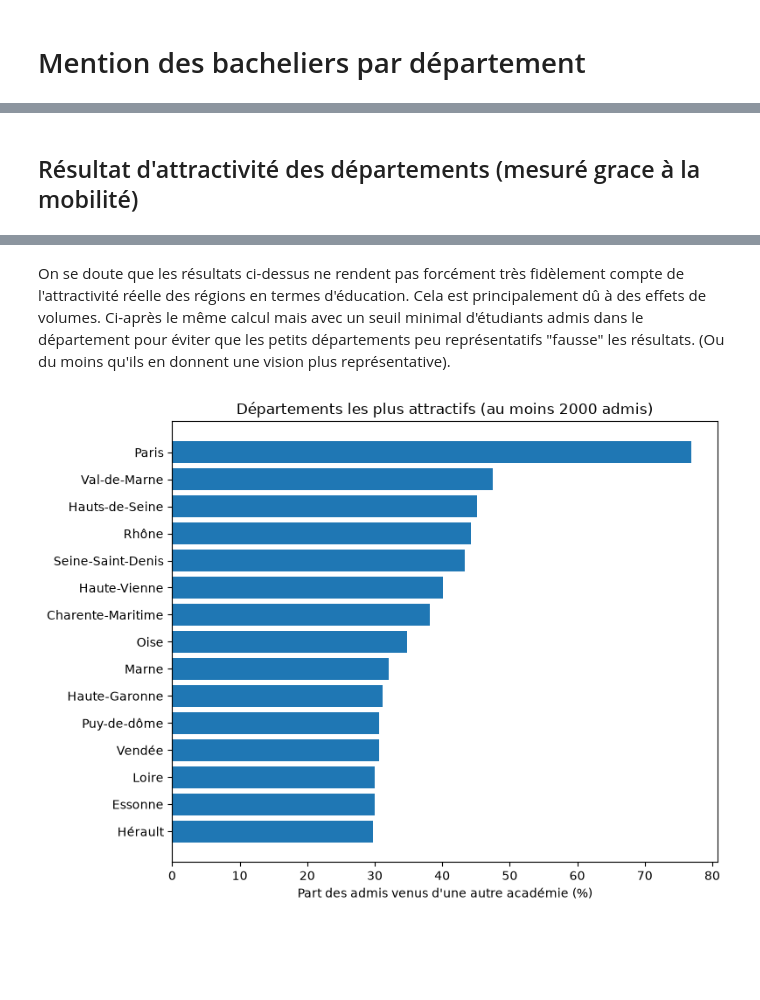
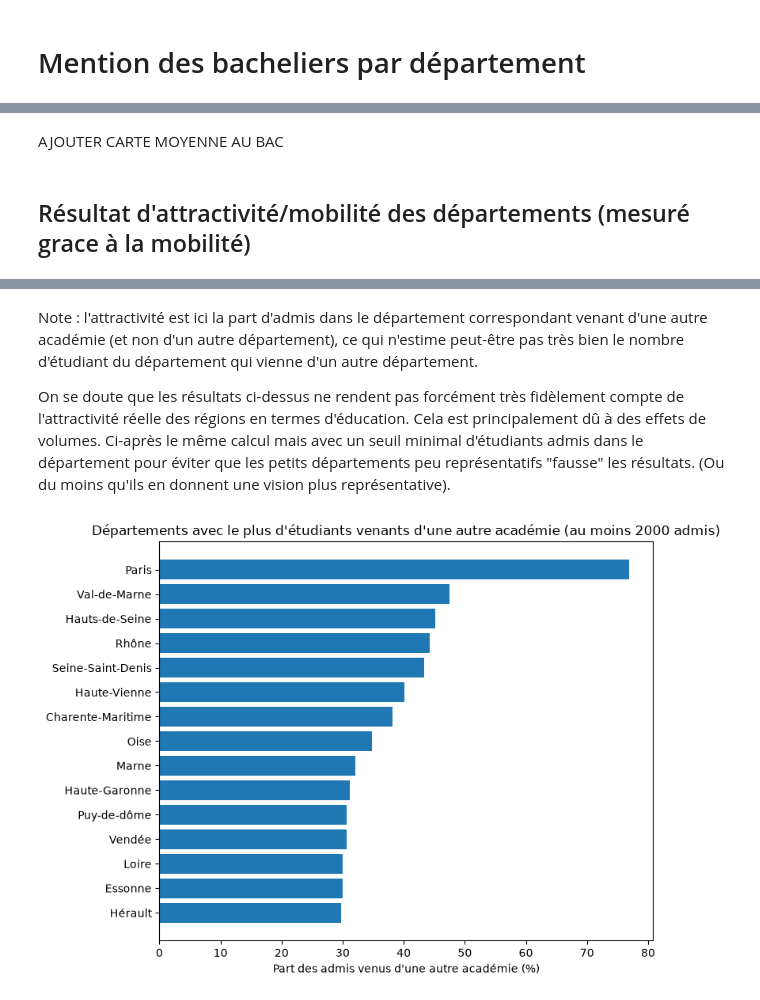
Before and after one commit to ma2nons/Projet-python, a Jupyter notebook: département/parcoursup.ipynb, the cells around one changed output, grey strips where cells are left out. Saved outputs shown, nothing was run; the diff lists cells and outputs as text; code cells hidden in the pictures; blank space fills up the shorter version.

```diff
--- a/département/parcoursup.ipynb
+++ b/département/parcoursup.ipynb
@@ -95,7 +102,6 @@ Remarque : il s'agit des données parcoursup de 2025 dans le code suivant. Il es
 # %%
 chemin = "../fr-esr-parcoursup.csv"
 parcoursup = pd.read_csv(chemin, sep=";", encoding="utf-8-sig")
-
 
 
 parcoursup = parcoursup[[
@@ -114,6 +120,9 @@ parcoursup = parcoursup[[
     'Dont % d’admis avec mention (BT)',
     'Dont % d’admis avec mention (BP)',
     'Effectif des admis néo bacheliers',
+    'Effectif des admis néo bacheliers généraux',
+    'Effectif des admis néo bacheliers technologiques',
+    'Effectif des admis néo bacheliers professionnels',
     'Dont effectif des admis néo bacheliers avec mention Assez Bien au bac',
     'Dont effectif des admis néo bacheliers avec mention Bien au bac',
     'Dont effectif des admis néo bacheliers avec mention Très Bien au bac',
@@ -182,15 +195,17 @@ parcoursup_dept.head()
 | 2 | 03 | Allier | 1327 | 508 | ... |
 | 3 | 04 | Alpes-de-Haute-Provence | 243 | 87 | ... |
 | 4 | 05 | Hautes-Alpes | 308 | 124 | ... |
+# %% [markdown]
+AJOUTER CARTE MOYENNE AU BAC
 # %% [markdown]
-## Résultat d'attractivité des départements (mesuré grace à la mobilité)
+## Résultat d'attractivité/mobilité des départements (mesuré grace à la mobilité)
 # %%
 parcoursup_dept_att = parcoursup.groupby(["Code départemental de l'établissement", "Département de l'établissement"]).agg(admis=("Effectif des admis néo bacheliers", "sum"),
 admis_meme_academie=("Dont effectif des admis issus de la même académie", "sum")).reset_index()
 
 parcoursup_dept_att["admis_venus_d_ailleurs"] = (parcoursup_dept_att["admis"] - parcoursup_dept_att["admis_meme_academie"])
-parcoursup_dept_att["attractivite (%)"] = (100 * parcoursup_dept_att["admis_venus_d_ailleurs"] / parcoursup_dept_att["admis"])
-parcoursup_dept_att = parcoursup_dept_att.sort_values("attractivite (%)", ascending=False)
+parcoursup_dept_att["attractivite/mobilité (%)"] = (100 * parcoursup_dept_att["admis_venus_d_ailleurs"] / parcoursup_dept_att["admis"])
+parcoursup_dept_att = parcoursup_dept_att.sort_values("attractivite/mobilité (%)", ascending=False)
 parcoursup_dept_att.head(15)
 # %% [output]
 |  | Code départemental de l'établisse... | Département de l'établissement | admis | admis_meme_academie | admis_venus_d_ailleurs | ... |
@@ -210,19 +225,21 @@ parcoursup_dept_att.head(15)
 | 16 | 17 | Charente-Maritime | 3084 | 1906 | 1178 | ... |
 | 90 | 90 | Territoire de Belfort | 1022 | 634 | 388 | ... |
 # %% [markdown]
+Note : l'attractivité est ici la part d'admis dans le département correspondant venant d'une autre académie (et non d'un autre département), ce qui n'estime peut-être pas très bien le nombre d'étudiant du département qui vienne d'un autre département.
+
 On se doute que les résultats ci-dessus ne rendent pas forcément très fidèlement compte de l'attractivité réelle des régions en termes d'éducation. Cela est principalement dû à des effets de volumes. Ci-après le même calcul mais avec un seuil minimal d'étudiants admis dans le département pour éviter que les petits départements peu représentatifs "fausse" les résultats. (Ou du moins qu'ils en donnent une vision plus représentative).
 # %%
 SEUIL = 2000 # donne les mêmes résultats avec 3000, 5000 et plus
 fiables = parcoursup_dept_att[parcoursup_dept_att["admis"] >= SEUIL]
 fiables = fiables.sort_values("attractivite (%)", ascending=False).head(15)
 
 top15_fiables = fiables.sort_values("attractivite (%)")
 
 plt.figure(figsize=(8, 6))
 plt.barh(top15_fiables["Département de l'établissement"],top15_fiables["attractivite (%)"])
 plt.xlabel("Part des admis venus d'une autre académie (%)")
-plt.title(f"Départements les plus attractifs (au moins {SEUIL} admis)")
+plt.title(f"Départements avec le plus d'étudiants venants d'une autre académie (au moins {SEUIL} admis)")
 plt.tight_layout()
 plt.show()
 # %% [output]
-[figure, old version]
+[figure, new version]
```
Also changed, not shown: parts of 14 cells of this notebook.
